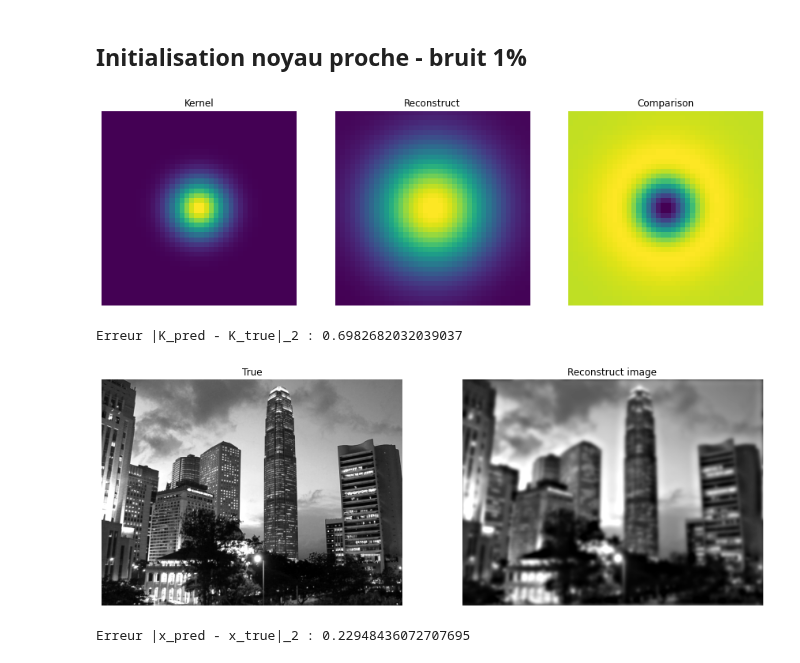
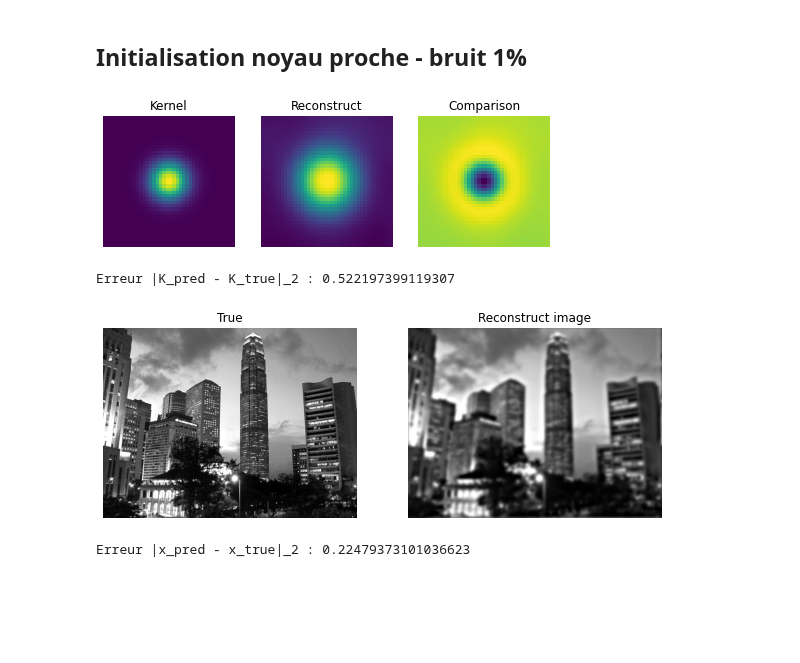
Before and after one commit to ceciledellavalle/BlindDeconvolution, a Jupyter notebook: algoviolet.ipynb, the cells around one changed output. Cells and saved outputs as stored; diff of their text form; code cells hidden in the pictures; blank space fills up the shorter version.

```diff
--- a/algoviolet.ipynb
+++ b/algoviolet.ipynb
@@ -127,6 +127,6 @@ Erreur |x_pred - x_true|_2 : 0.22740945741997376
 # %%
-sigma,moy  = 0.4, 0.05
+sigma,moy  = 0.3, 0.05
 K_shift    = np.exp(-( (gd-moy)**2 / ( 2.0 * sigma**2 ) ) )
 K_shift    = K_shift/K_shift.sum() # Simplex
-print("erreur initiale noyau k :", np.linalg.norm(K-K_shift)/np.linalg.norm(K))
+Display_ker(K_shift,K,mysize=(8,4))
 # %% [output]
@@ -215,8 +216,8 @@ Display_epd(Ep,Ed)
 # %% [markdown]
 ## Initialisation noyau proche - bruit 1%
 # %%
-alpha = 0.01
-mu    = 0.005
+alpha = 1.0
+mu    = 0.5
 sigma,moy = 0.15, 0.05
 K_in      = K_shift.copy()
 x_in      = x_b
@@ -225,15 +226,15 @@ K_out,x_out,Ep,Ed = violetBD(K_in,x_in,x_o1,\
                             niter=200,\
                             proj_simplex=False)
 # %%
-Display_ker(K_out,K,mysize=(15,7))
+Display_ker(K_out,K,mysize=(8,4))
 # %% [output]
-[figure, old version]
+[figure, new version]
-Erreur |K_pred - K_true|_2 : 0.6982682032039037
+Erreur |K_pred - K_true|_2 : 0.522197399119307
 # %%
-Display_im(x_out,x_i,mysize=(15,7))
+Display_im(x_out,x_i,mysize=(10,5))
 # %% [output]
-[figure, old version]
+[figure, new version]
-Erreur |x_pred - x_true|_2 : 0.22948436072707695
+Erreur |x_pred - x_true|_2 : 0.22479373101036623
 # %%
 Display_epd(Ep,Ed)
 # %% [output]
```
Also changed, not shown: parts of 12 cells of this notebook, 2 other files.
